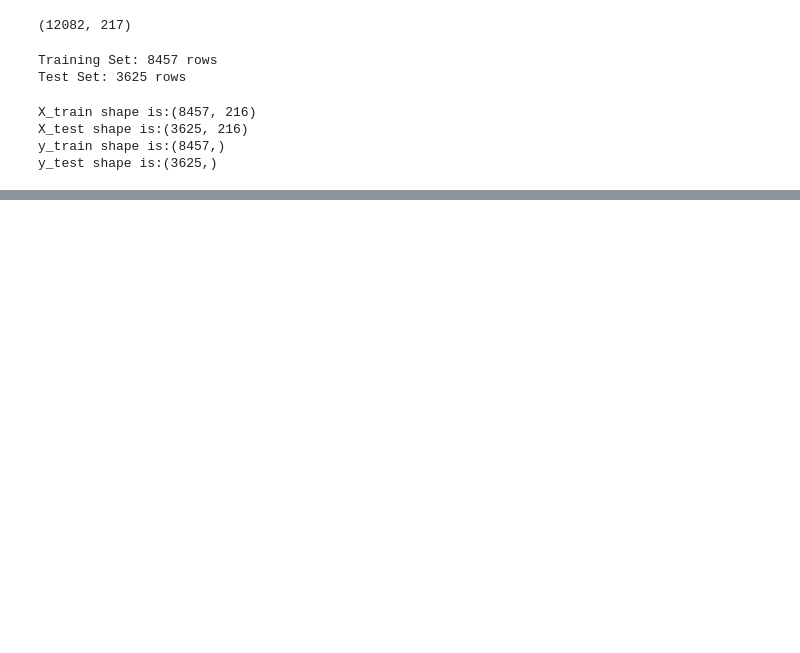
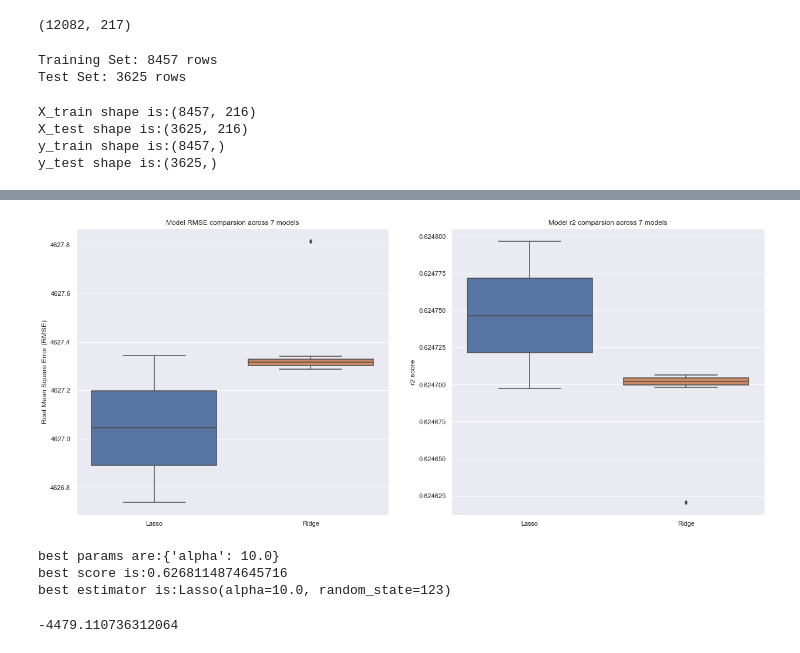
Before and after one commit to nipun-goyal/Residential-Energy-Consumption-Prediction, a Jupyter notebook: 1.0-Residential-Energy-Modeling.ipynb, the cells around one changed output, grey strips where cells are left out. Saved outputs shown, nothing was run; the diff lists cells and outputs as text; code cells hidden in the pictures; blank space fills up the shorter version.

```diff
--- a/1.0-Residential-Energy-Modeling.ipynb
+++ b/1.0-Residential-Energy-Modeling.ipynb
@@ -1344,3 +1441,31 @@ plt.show()
+# %%
+plt.figure(figsize=(21,9))
+
+ax1 = plt.subplot(1,2,1)
+sns.boxplot(data = RMSE_tunedmodels)
+ax1.set_xticklabels(names)
+ax1.set_ylabel("Root Mean Square Error (RMSE)")
+ax1.set_title("Model RMSE comparsion across 7 models")
+
+ax2 = plt.subplot(1,2,2)
+sns.boxplot(data = R2_tunedmodels)
+ax2.set_xticklabels(names)
+ax2.set_ylabel("r2 score")
+ax2.set_title("Model r2 comparsion across 7 models")
+
+plt.show()
+# %% [output]
+[figure, added]
+# %%
+print(f'best params are:{gridsearch.best_params_} \nbest score is:{gridsearch.best_score_}\nbest estimator is:{gridsearch.best_estimator_}')
+# %% [output]
+best params are:{'alpha': 10.0}
+best score is:0.6268114874645716
+best estimator is:Lasso(alpha=10.0, random_state=123)
+# %%
+gridsearch.cv_results_['mean_test_rmse'][gridsearch.cv_results_['params'].index(gridsearch.best_params_)]
+# %% [output]
+-4479.110736312064
 # %%
 fit_model = model.fit(X_train_transformed, y_train)
     X_test_transformed = scaler.transform(X_test)
```
Also changed, not shown: parts of 13 cells of this notebook.
